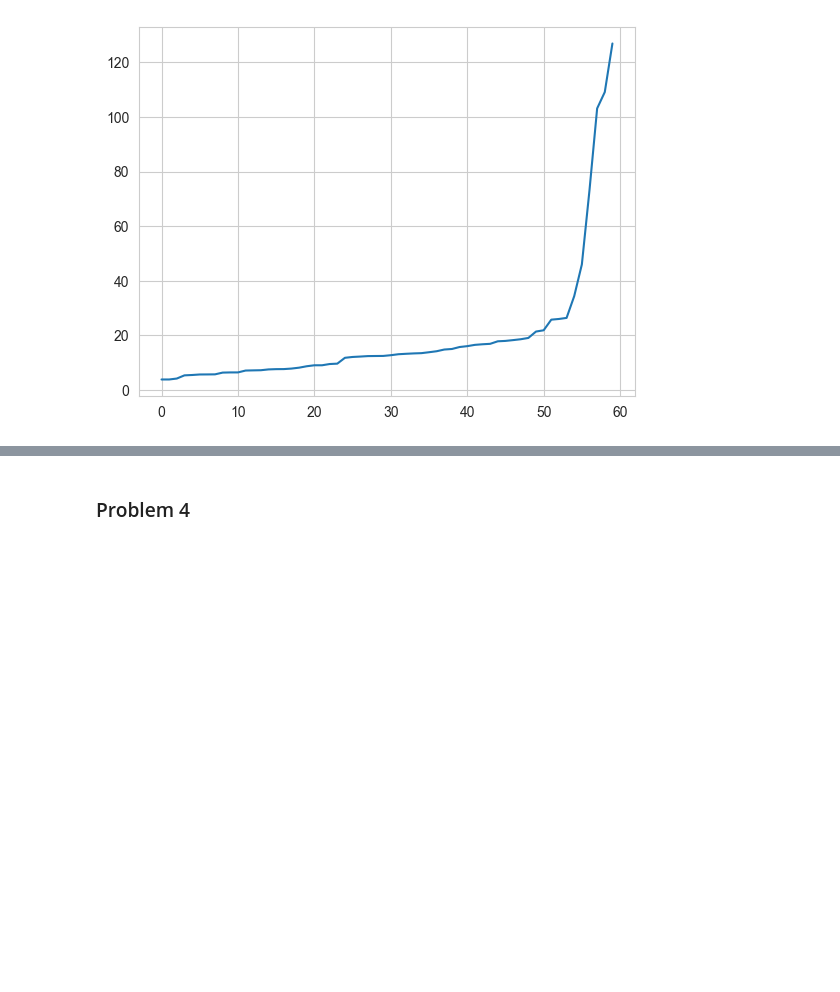
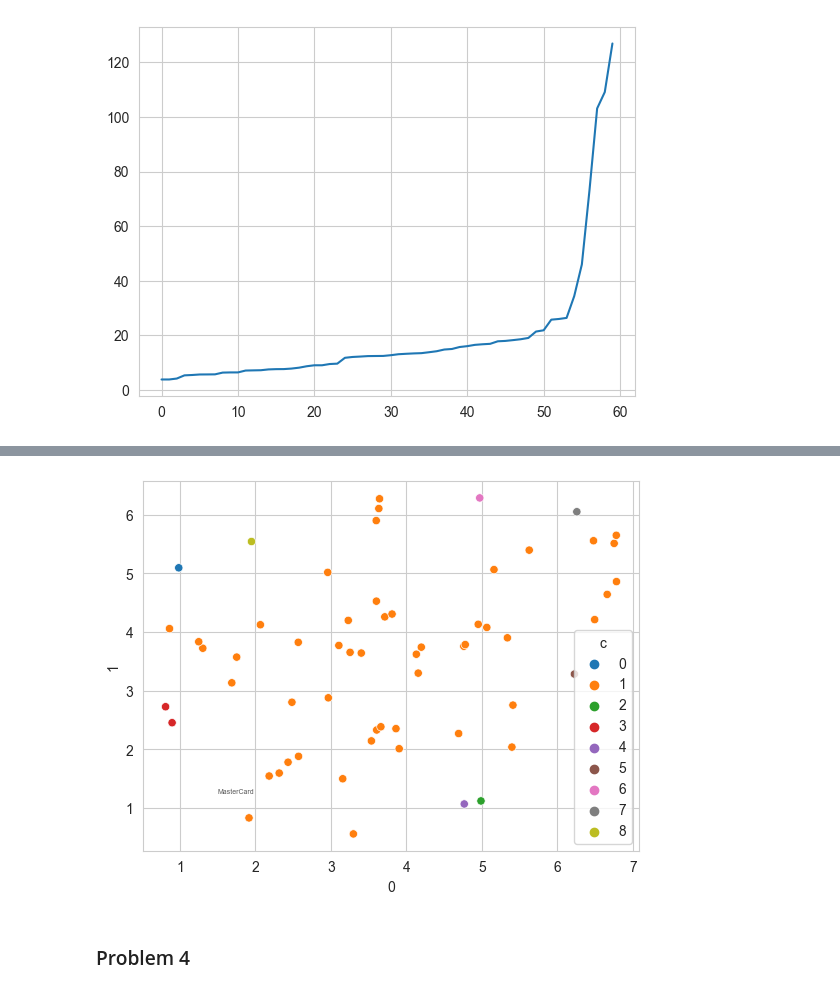
Before and after one commit to vishal-parameswaran/University-of-Chicago, a Jupyter notebook: Data Mining Principles/Assignment 2/Assignment_2_Srna.ipynb, the cells around one changed output, grey strips where cells are left out. Saved outputs shown, nothing was run; the diff lists cells and outputs as text; code cells hidden in the pictures; blank space fills up the shorter version.

```diff
--- a/Data Mining Principles/Assignment 2/Assignment_2_Srna.ipynb
+++ b/Data Mining Principles/Assignment 2/Assignment_2_Srna.ipynb
@@ -1067,3 +1092,9 @@ dx = plot_tsne(movements_normalized,50,movements_dbscan_clusters)
+# %%
+movements_dbscan_tsne,dx = plot_tsne(movements_normalized,100,movements_dbscan_clusters)
+for x, y, company in zip(movements_kmeans_tsne.iloc[:,0],movements_kmeans_tsne.iloc[:,1], company_name):
+    dx.annotate(company, (x, y), fontsize=5, alpha=0.75)
+# %% [output]
+[figure, added]
 # %% [markdown]
 ### Problem 4
 # %% [markdown]
```
Also changed, not shown: parts of 18 cells of this notebook, 1 other file.
